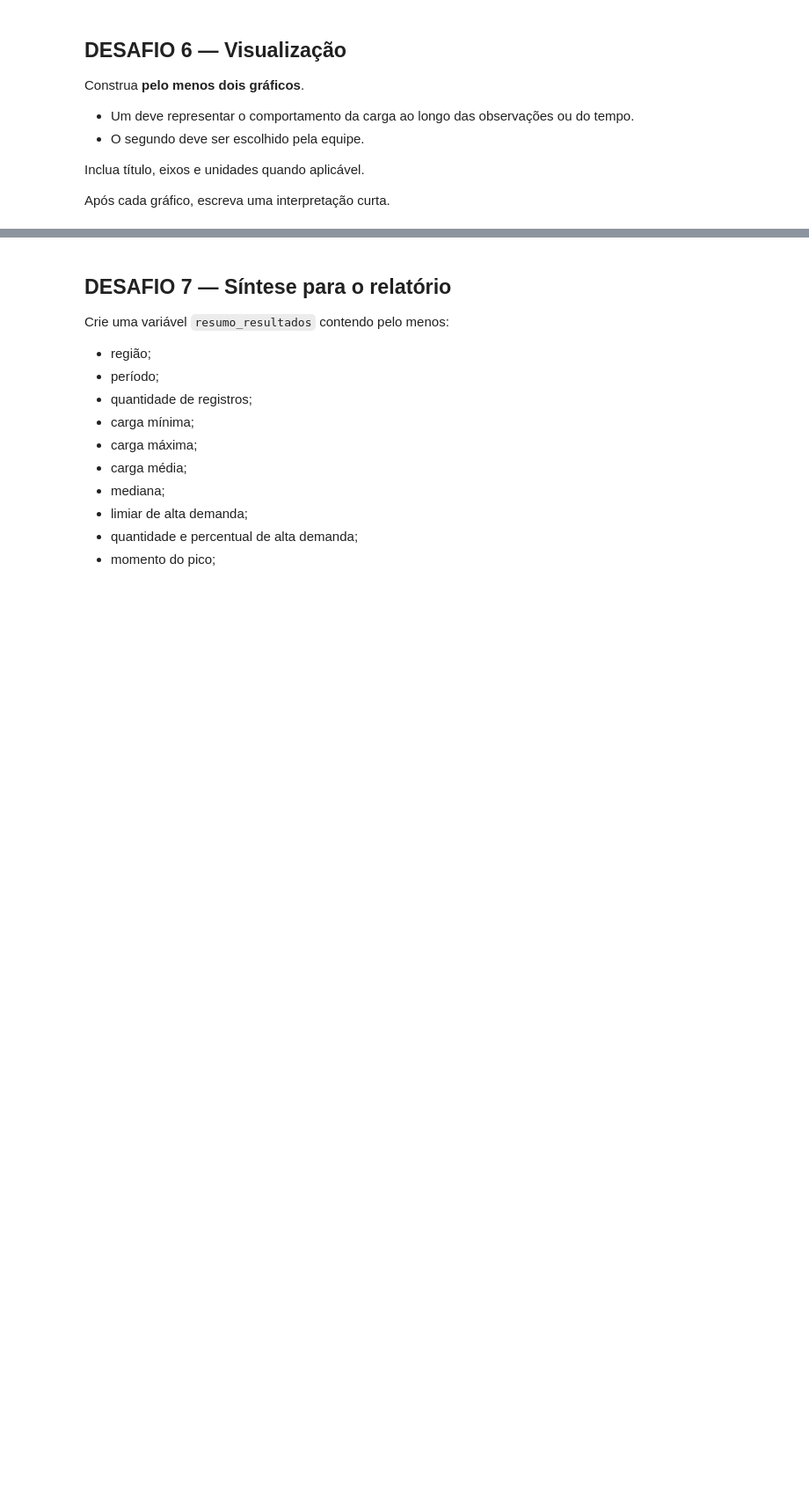
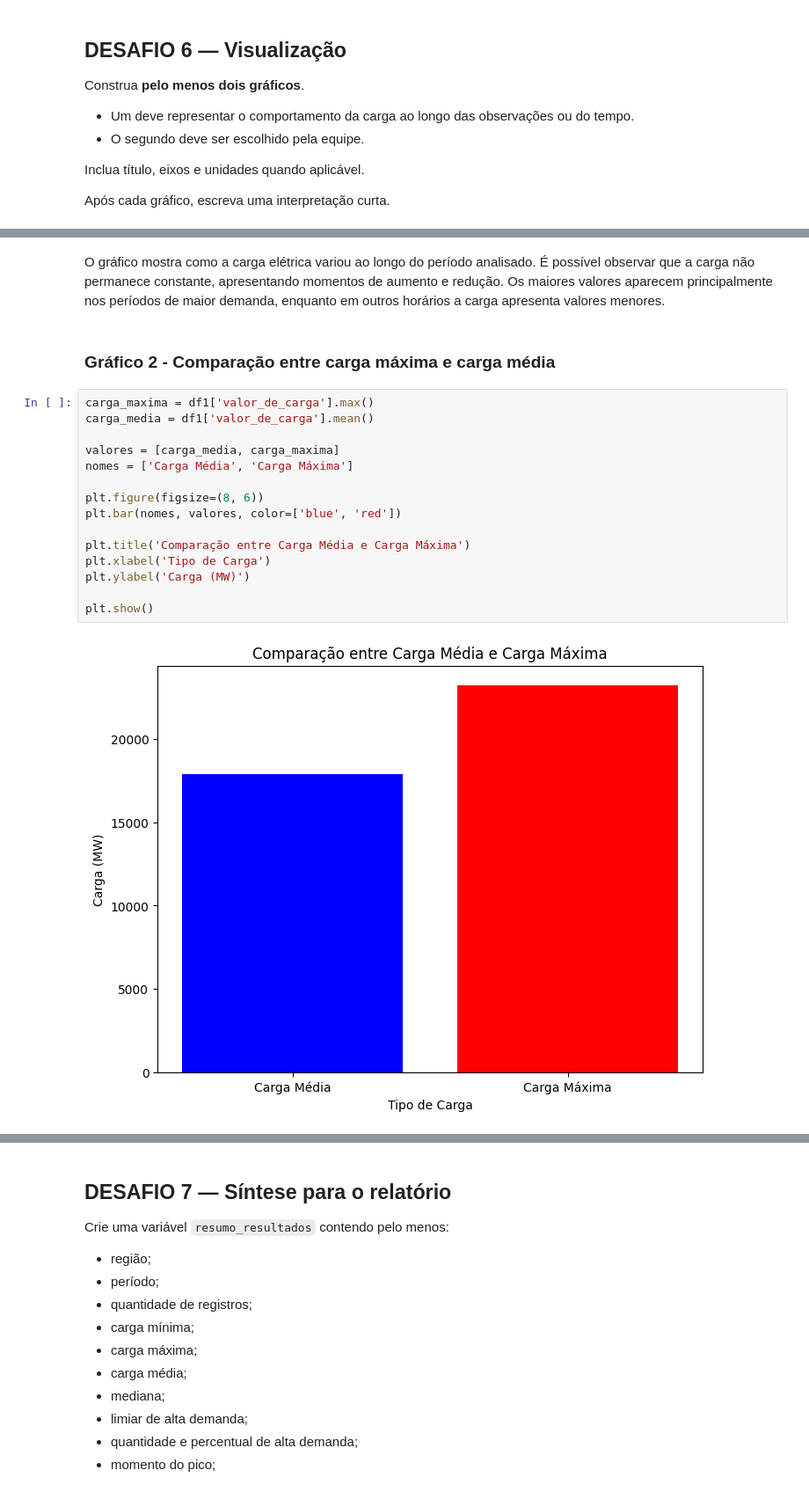
Before and after one commit to Hiero-o/cp_01_tritiack, a Jupyter notebook: Desafio_Final_Energia_ONS_API_Final.ipynb, the cells around one changed output, grey strips where cells are left out. Shown at 88% size. Drawn from its saved outputs; the diff is of its cells as text; blank space fills up the shorter version.

```diff
--- a/Desafio_Final_Energia_ONS_API_Final.ipynb
+++ b/Desafio_Final_Energia_ONS_API_Final.ipynb
@@ -467,0 +511,21 @@ Após cada gráfico, escreva uma interpretação curta.
+# %% [markdown]
+O gráfico mostra como a carga elétrica variou ao longo do período analisado. É possível observar que a carga não permanece constante, apresentando momentos de aumento e redução. Os maiores valores aparecem principalmente nos períodos de maior demanda, enquanto em outros horários a carga apresenta valores menores.
+# %% [markdown]
+### Gráfico 2 - Comparação entre carga máxima e carga média
+# %%
+carga_maxima = df1['valor_de_carga'].max()
+carga_media = df1['valor_de_carga'].mean()
+
+valores = [carga_media, carga_maxima]
+nomes = ['Carga Média', 'Carga Máxima']
+
+plt.figure(figsize=(8, 6))
+plt.bar(nomes, valores, color=['blue', 'red'])
+
+plt.title('Comparação entre Carga Média e Carga Máxima')
+plt.xlabel('Tipo de Carga')
+plt.ylabel('Carga (MW)')
+
+plt.show()
+# %% [output]
+[figure, added]
```
Also changed, not shown: parts of 5 cells of this notebook.
